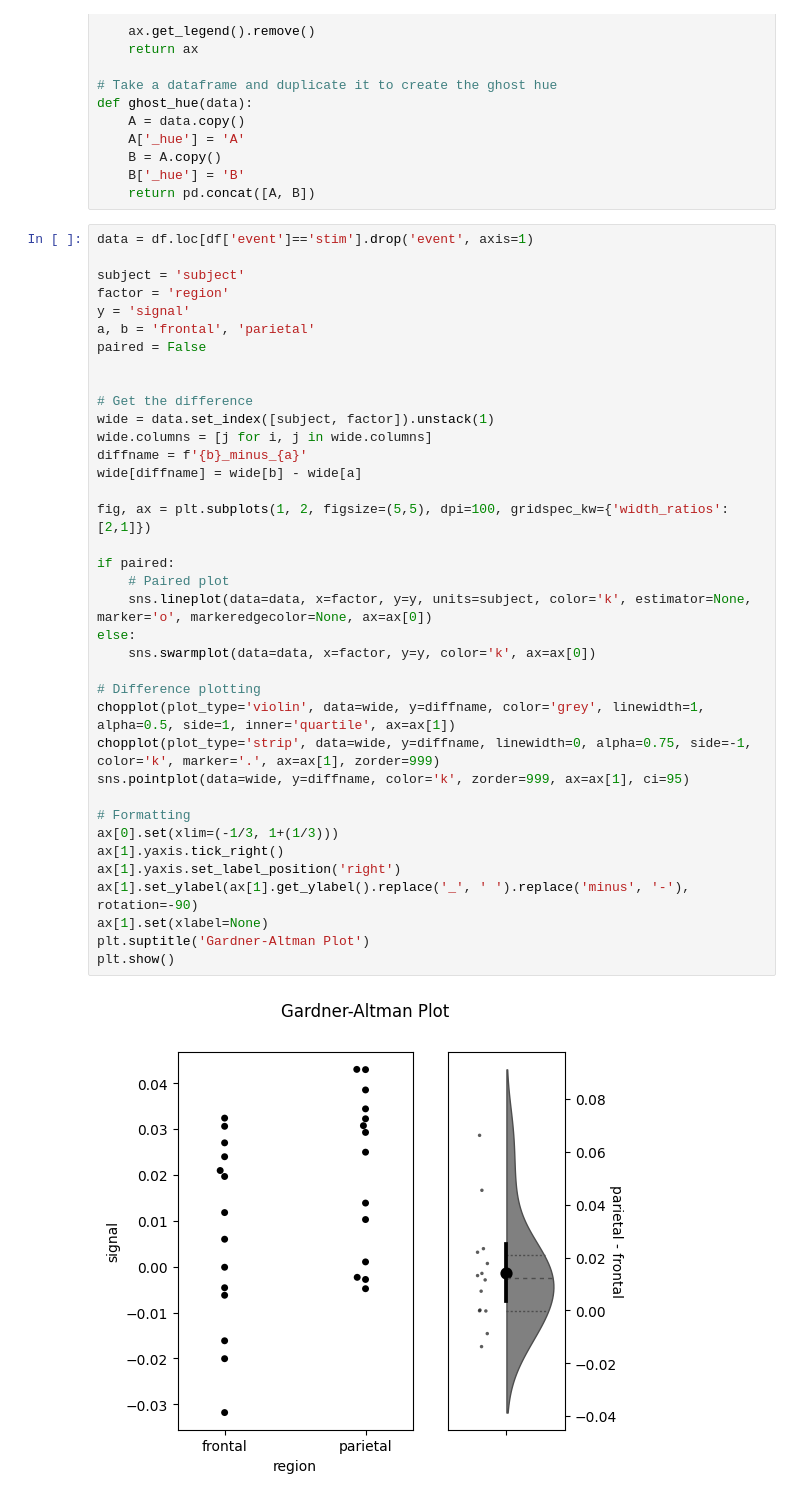
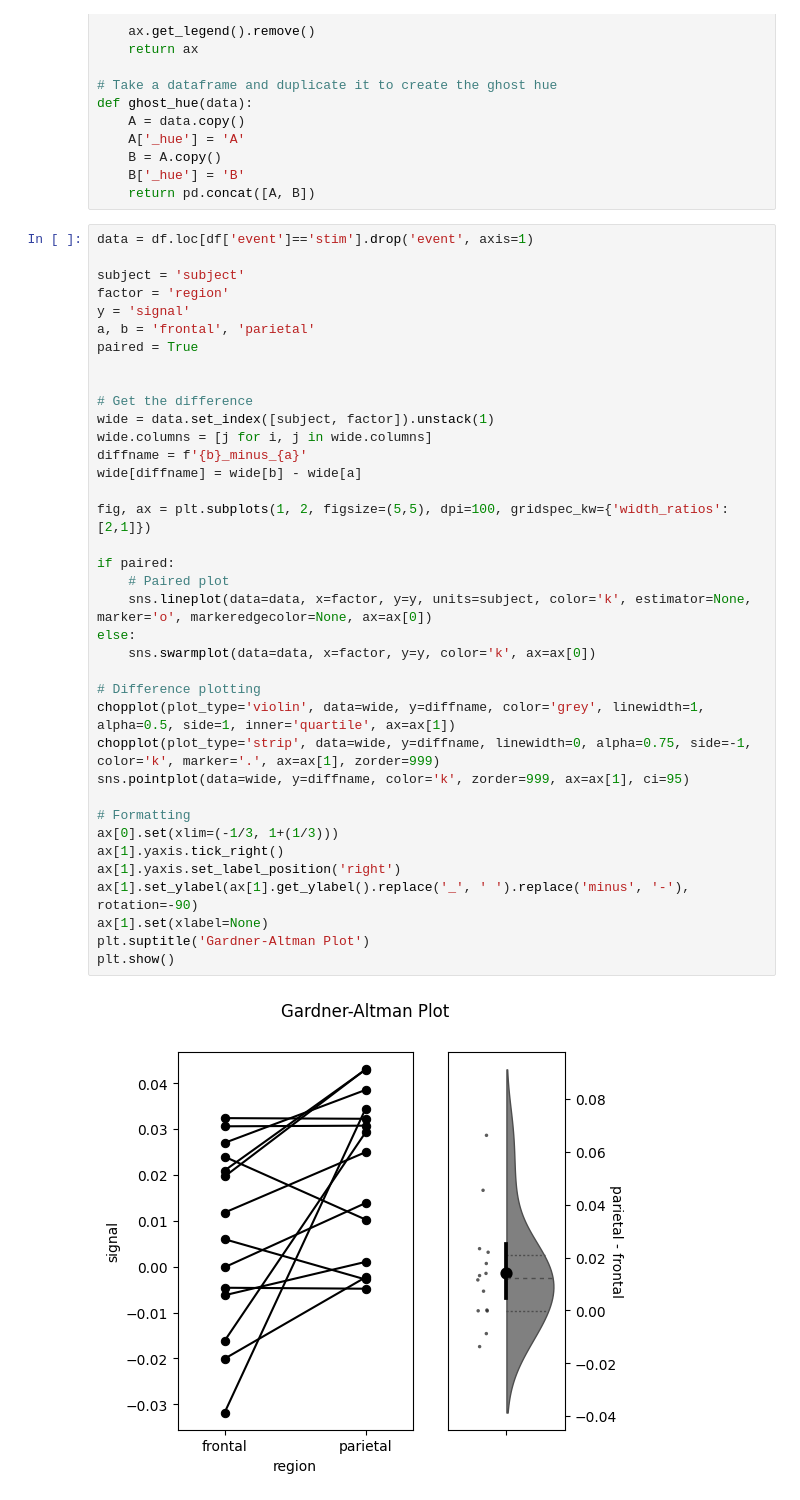
Before and after one commit to lcdunne/visualisation, a Jupyter notebook: single_gardner_altman.ipynb, the cells around one changed output. Drawn from its saved outputs; the diff is of its cells as text.

```diff
--- a/single_gardner_altman.ipynb
+++ b/single_gardner_altman.ipynb
@@ -87,35 +87,35 @@ subject = 'subject'
 factor = 'region'
 y = 'signal'
 a, b = 'frontal', 'parietal'
-paired = False
+paired = True
 
 
 # Get the difference
 wide = data.set_index([subject, factor]).unstack(1)
 wide.columns = [j for i, j in wide.columns]
 diffname = f'{b}_minus_{a}'
 wide[diffname] = wide[b] - wide[a]
 
 fig, ax = plt.subplots(1, 2, figsize=(5,5), dpi=100, gridspec_kw={'width_ratios': [2,1]})
 
 if paired:
     # Paired plot
     sns.lineplot(data=data, x=factor, y=y, units=subject, color='k', estimator=None, marker='o', markeredgecolor=None, ax=ax[0])
 else:
     sns.swarmplot(data=data, x=factor, y=y, color='k', ax=ax[0])
 
 # Difference plotting
 chopplot(plot_type='violin', data=wide, y=diffname, color='grey', linewidth=1, alpha=0.5, side=1, inner='quartile', ax=ax[1])
 chopplot(plot_type='strip', data=wide, y=diffname, linewidth=0, alpha=0.75, side=-1, color='k', marker='.', ax=ax[1], zorder=999)
 sns.pointplot(data=wide, y=diffname, color='k', zorder=999, ax=ax[1], ci=95)
 
 # Formatting
 ax[0].set(xlim=(-1/3, 1+(1/3)))
 ax[1].yaxis.tick_right()
 ax[1].yaxis.set_label_position('right')
 ax[1].set_ylabel(ax[1].get_ylabel().replace('_', ' ').replace('minus', '-'), rotation=-90)
 ax[1].set(xlabel=None)
 plt.suptitle('Gardner-Altman Plot')
 plt.show()
 # %% [output]
-[figure, old version]
+[figure, new version]
```
Also changed, not shown: parts of 9 cells of this notebook.
